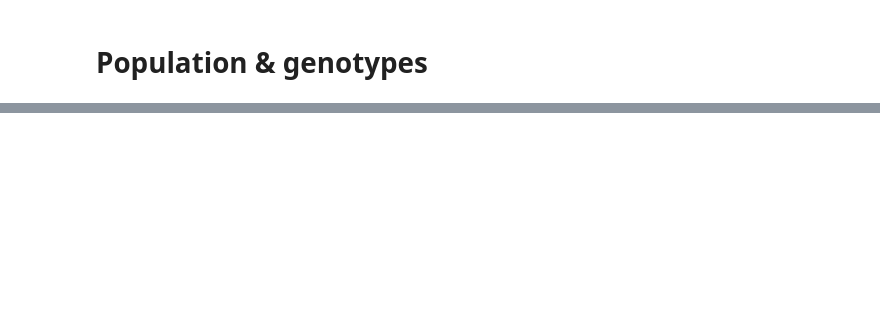
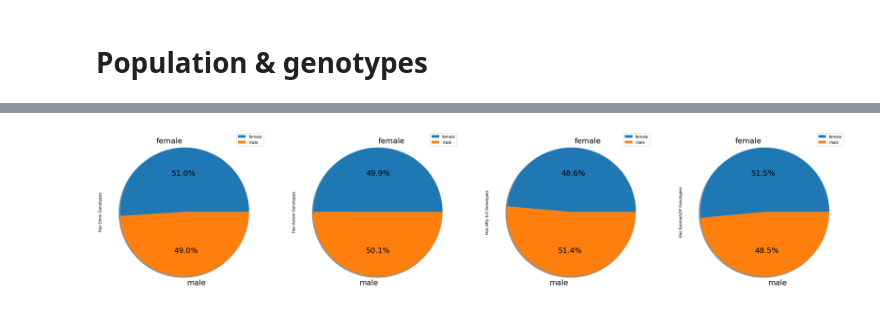
Before and after one commit to IoanaAndra/HackMed-2021---1000-Genomes-Project-, a Jupyter notebook: HackMed2021_Project.ipynb, the cells around one changed output, grey strips where cells are left out. Cells and saved outputs as stored; diff of their text form; code cells hidden in the pictures; blank space fills up the shorter version.

```diff
--- a/HackMed2021_Project.ipynb
+++ b/HackMed2021_Project.ipynb
@@ -98,0 +97,5 @@ Yoruba in Ibadan, Nigeria                              186  ...               0
+# %%
+gender_nr = pd.read_excel('20130606_sample_info (2).xlsx', sheet_name='HD Genotypes')
+pd = gender_nr.groupby(['Gender']).sum('Has Omni Genotypes').plot.pie(subplots=True,figsize=(35, 16),autopct='%1.1f%%',textprops={'fontsize': 20},shadow=True)
+# %% [output]
+[figure, added]
```
Also changed, not shown: parts of 10 cells of this notebook.
